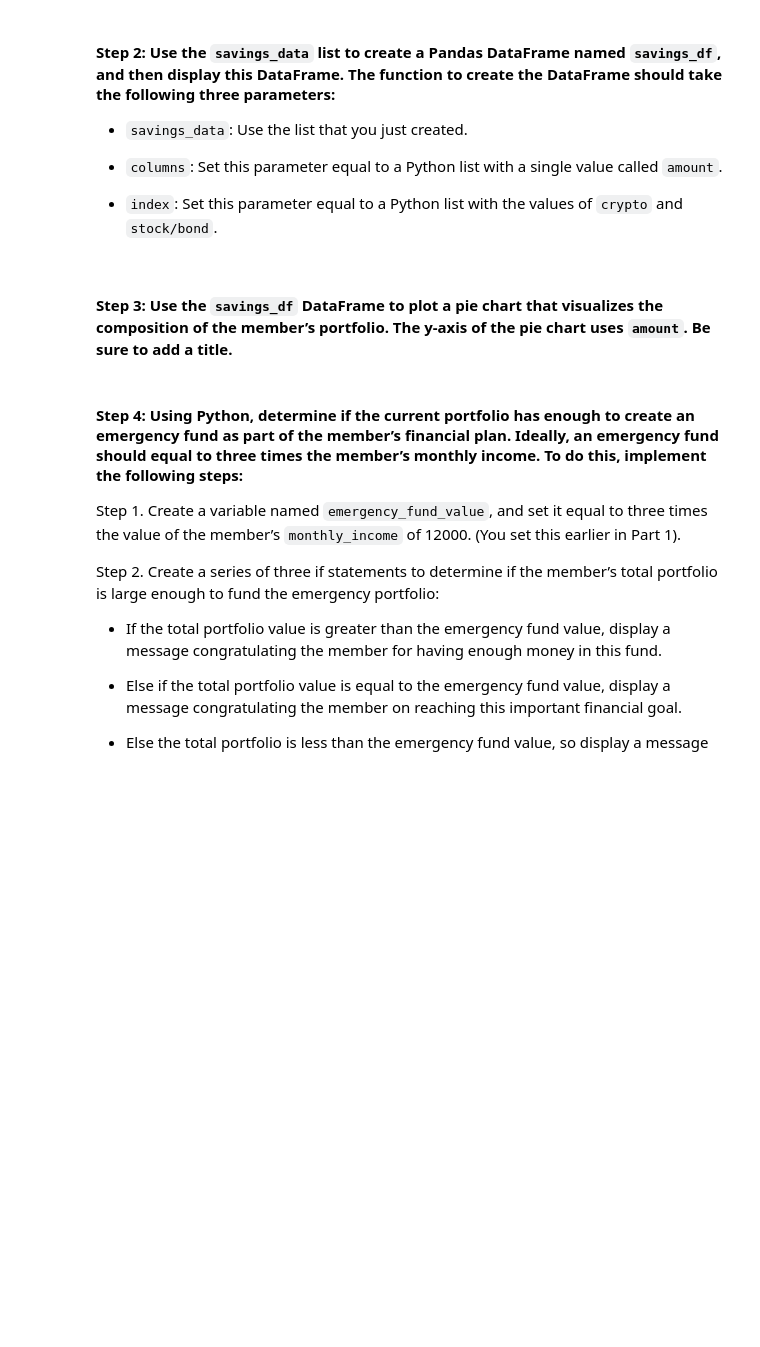
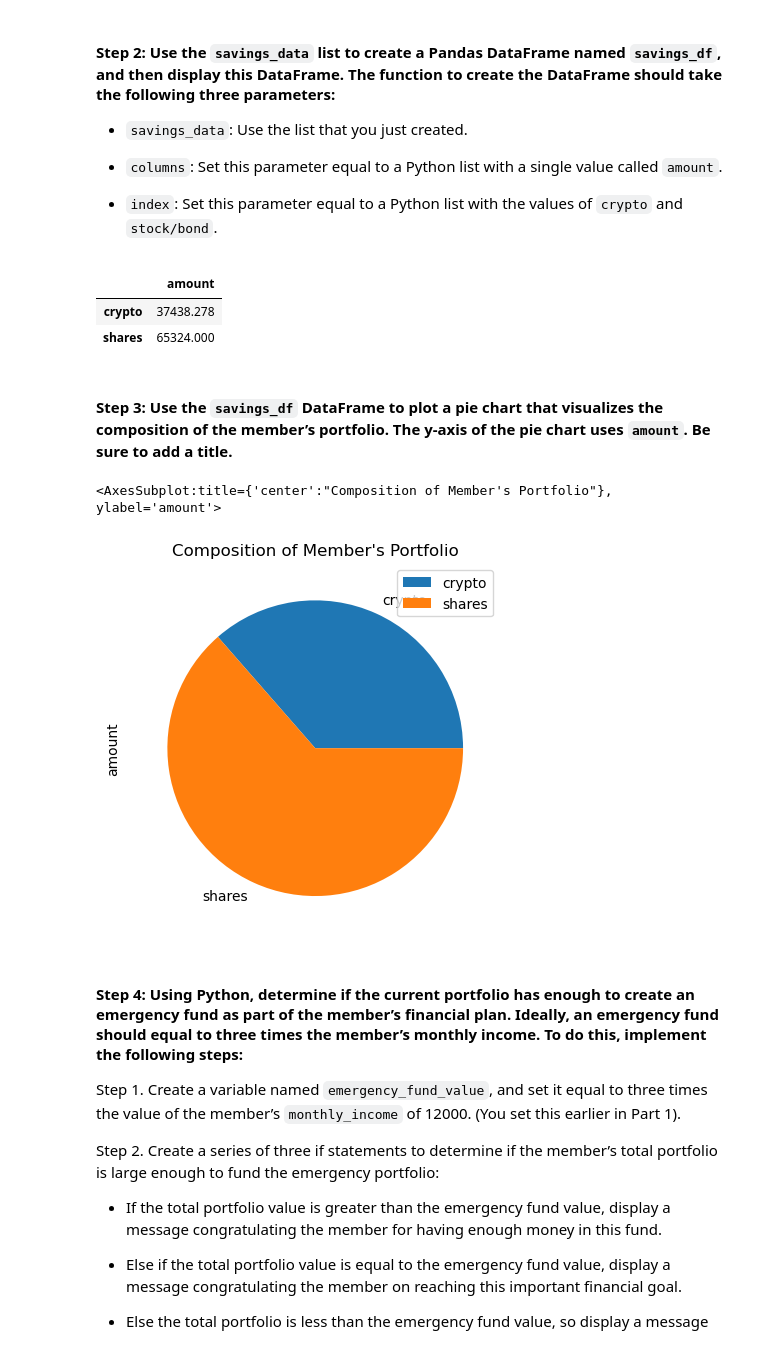
Before and after one commit to najibabounasr/Financial_Planner, a Jupyter notebook: financial_planning_tools.ipynb, the cells around one changed output. Cells and saved outputs as stored; diff of their text form; code cells hidden in the pictures; blank space fills up the shorter version.

```diff
--- a/financial_planning_tools.ipynb
+++ b/financial_planning_tools.ipynb
@@ -254,10 +250,10 @@ df_portfolio.head()
 # Access the closing price for AGG from the Alpaca DataFrame
 # Converting the value to a floating point number
 
-agg_close_price = df_portfolio['AGG']['close']
+agg_close_price = float(df_portfolio['AGG']['close'])
 
 # Print the AGG closing price
-print(f" The iShares Core US Aggregate Bond ETF most recently closed at: {agg_close_price.values}")
+print(f" The iShares Core US Aggregate Bond ETF most recently closed at: {agg_close_price}")
 print("")
 print(agg_close_price)
 # %% [output]
@@ -276,11 +263,11 @@ Name: close, dtype: float64
 # %%
 # Access the closing price for SPY from the Alpaca DataFrame
 # Converting the value to a floating point number
-spy_close_price = df_portfolio['SPY']['close']
+spy_close_price = float(df_portfolio['SPY']['close'])
 
 # Print the SPY closing price
 
-print(f" The SPDR S&P 500 ETF Trust most recently closed at: {spy_close_price.values}")
+print(f" The SPDR S&P 500 ETF Trust most recently closed at: {spy_close_price}")
 print("")
 print(spy_close_price)
 # %% [output]
@@ -363,7 +341,10 @@ In this section, you’ll use the valuations for the cryptocurrency wallet and f
 #### Step 1: Create a Python list named `savings_data` that has two elements. The first element contains the total value of the cryptocurrency wallet. The second element contains the total value of the stock and bond portions of the portfolio.
 # %%
 # Consolidate financial assets data into a Python list
-# YOUR CODE HERE
+
+savings_data = {
+    "amount" : [total_crypto_wallet,  total_stocks_bonds]
+    }
 
 # Review the Python list savings_data
-# YOUR CODE HERE
+savings_data
@@ -377,15 +360,26 @@ In this section, you’ll use the valuations for the cryptocurrency wallet and f
 - `index`: Set this parameter equal to a Python list with the values of `crypto` and `stock/bond`.
 # %%
 # Create a Pandas DataFrame called savings_df
-# YOUR CODE HERE
+
+savings_df = pd.DataFrame(
+    savings_data,
+    index =['crypto', 'shares']
+)
 
 # Display the savings_df DataFrame
-# YOUR CODE HERE
+savings_df.tail()
+# %% [output]
+|  | amount |
+| crypto | 37438.278 |
+| shares | 65324.000 |
 # %% [markdown]
 #### Step 3: Use the `savings_df` DataFrame to plot a pie chart that visualizes the composition of the member’s portfolio. The y-axis of the pie chart uses `amount`. Be sure to add a title.
 # %%
 # Plot the total value of the member's portfolio (crypto and stock/bond) in a pie chart
-# YOUR CODE HERE
+savings_df.plot.pie(y="amount", title="Composition of Member's Portfolio")
+# %% [output]
+<AxesSubplot:title={'center':"Composition of Member's Portfolio"}, ylabel='amount'>
+[figure, added]
 # %% [markdown]
 #### Step 4: Using Python, determine if the current portfolio has enough to create an emergency fund as part of the member’s financial plan. Ideally, an emergency fund should equal to three times the member’s monthly income. To do this, implement the following steps:
 
```
Also changed, not shown: parts of 37 cells of this notebook, 2 other files.
